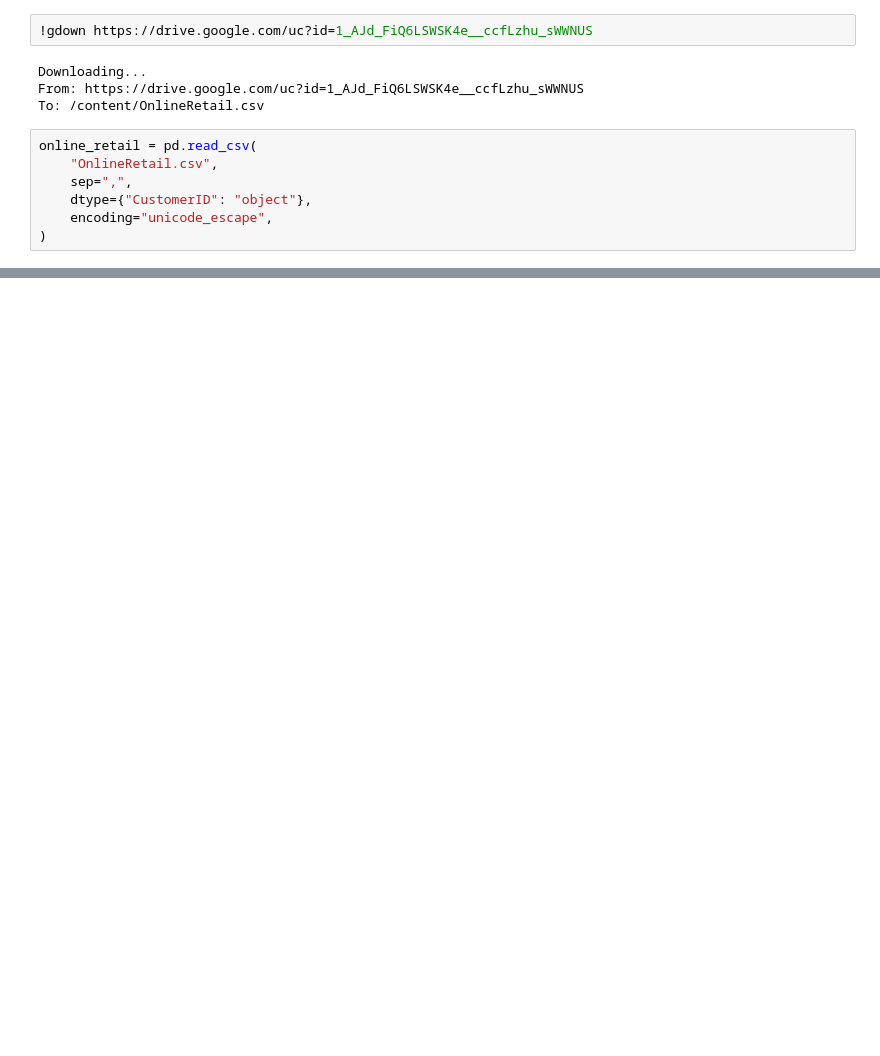
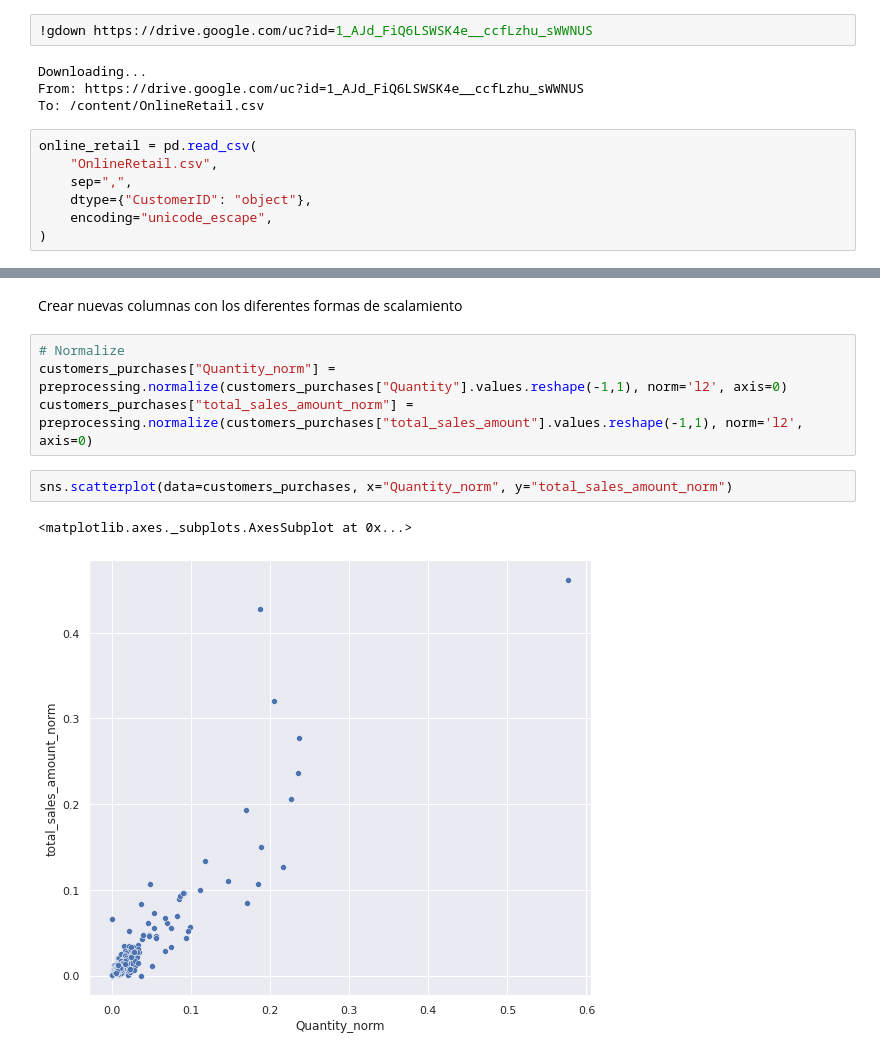
Before and after one commit to jmarrietar/mineria-de-datos, a Jupyter notebook: [Proyecto] Clustering.ipynb, the cells around one changed output, grey strips where cells are left out. Cells and saved outputs as stored; diff of their text form; blank space fills up the shorter version.

```diff
--- a/[Proyecto] Clustering.ipynb
+++ b/[Proyecto] Clustering.ipynb
@@ -266,0 +81,11 @@ TO DO:
+# %% [markdown]
+Crear nuevas columnas con los diferentes formas de scalamiento
+# %%
+# Normalize
+customers_purchases["Quantity_norm"] = preprocessing.normalize(customers_purchases["Quantity"].values.reshape(-1,1), norm='l2', axis=0)
+customers_purchases["total_sales_amount_norm"] = preprocessing.normalize(customers_purchases["total_sales_amount"].values.reshape(-1,1), norm='l2', axis=0)
+# %%
+sns.scatterplot(data=customers_purchases, x="Quantity_norm", y="total_sales_amount_norm")
+# %% [output]
+<matplotlib.axes._subplots.AxesSubplot at 0x...>
+[figure, added]
```
Also changed, not shown: parts of 54 cells of this notebook.
